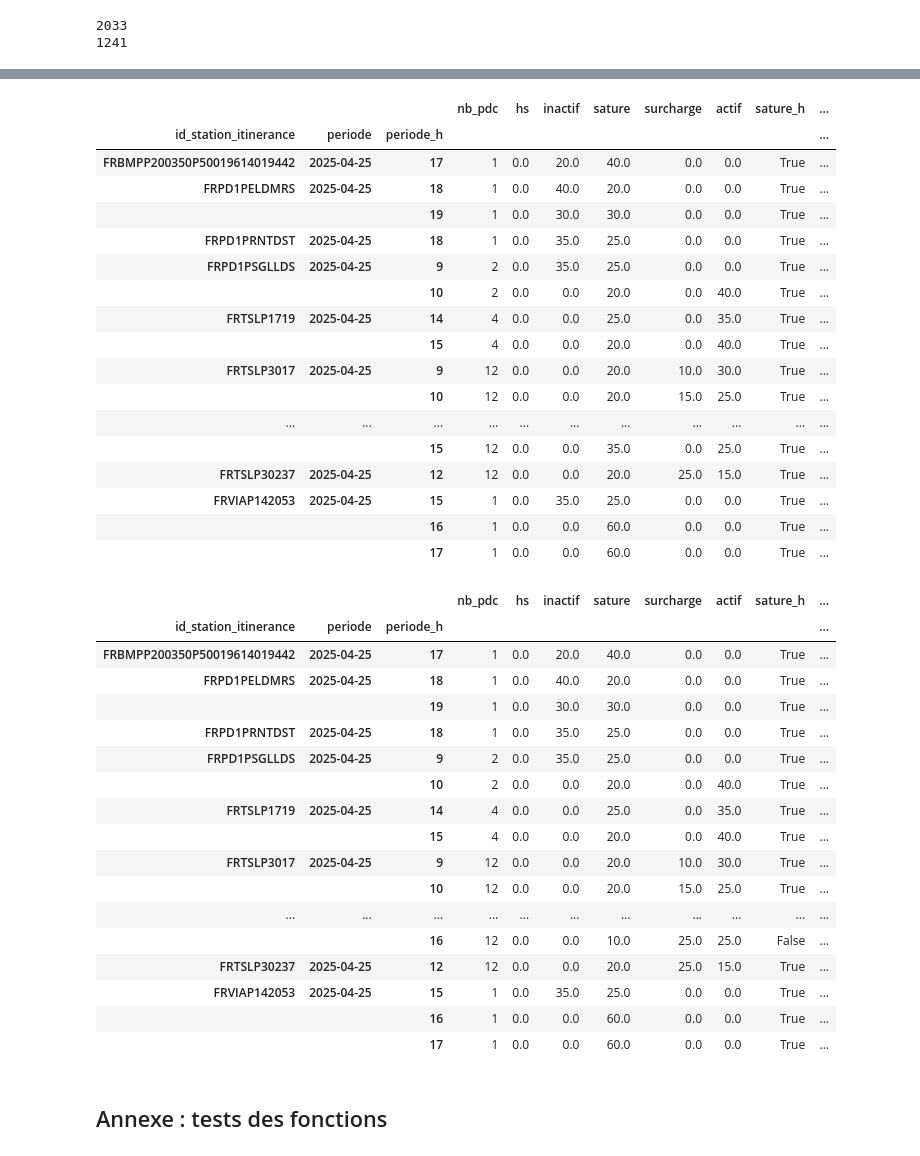
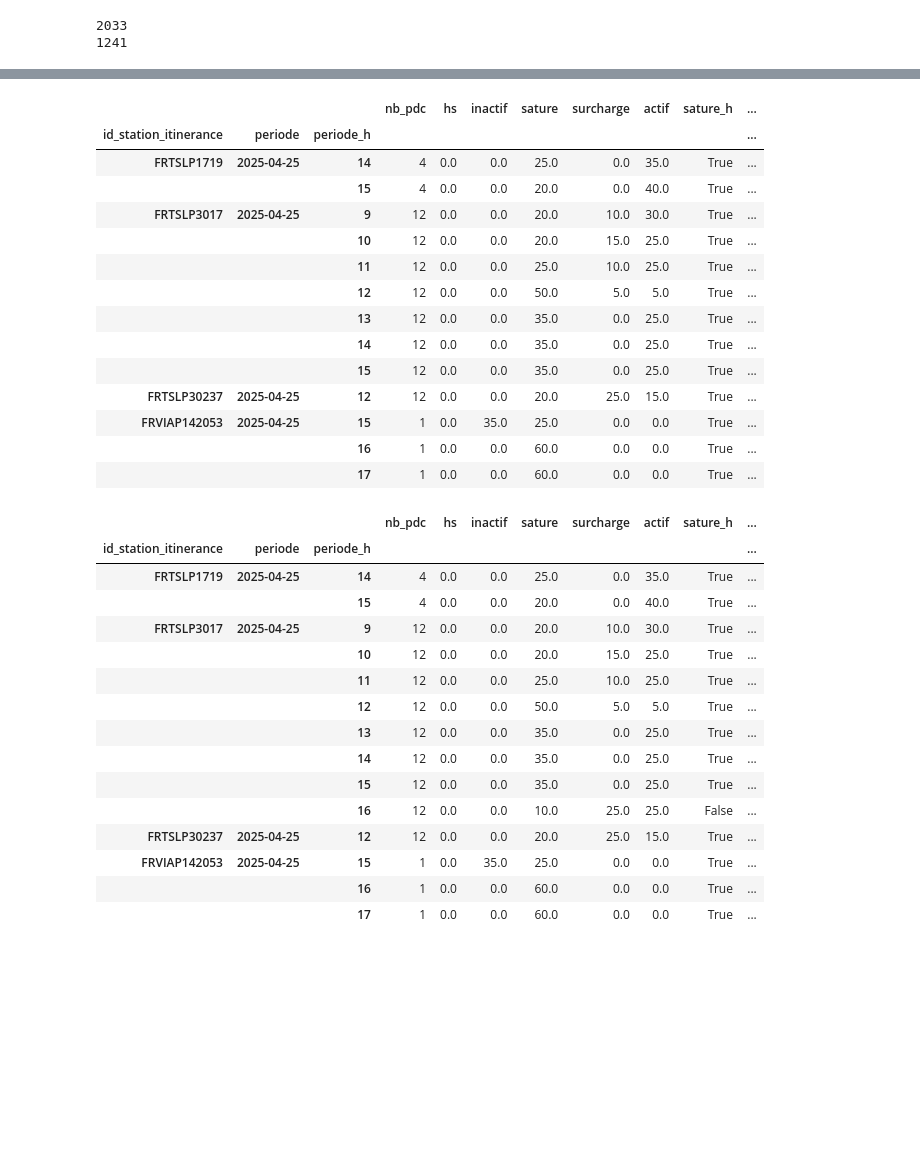
Before and after one commit to loco-labs/qualicharge-rtet, a Jupyter notebook: saturation/source/calcul_saturation.ipynb, the cells around one changed output, grey strips where cells are left out. Saved outputs shown, nothing was run; the diff lists cells and outputs as text; code cells hidden in the pictures; blank space fills up the shorter version.

Commit message:
restructuration des fonctions

```diff
--- a/saturation/source/calcul_saturation.ipynb
+++ b/saturation/source/calcul_saturation.ipynb
@@ -122,5 +104,8 @@ pd.pivot_table(sampled_statuses, columns='etat_pdc', aggfunc="count")
 # %%
-pdc = sessions['id_pdc_itinerance'].unique()
+stations_sessions = pdc_en_activite.set_index('id_pdc_itinerance').loc[sessions['id_pdc_itinerance'].unique(), :]
+pdc_sessions = pdc_en_activite.set_index('id_station_itinerance').loc[stations_sessions['id_station_itinerance'].unique(), :].reset_index()
+#pdc = sessions['id_pdc_itinerance'].unique()
+pdc = pdc_sessions['id_pdc_itinerance'].unique()
 init = pd.DataFrame( {'start': [timestamp + pd.Timedelta(days=-1)] * len(pdc),
                       'end': [timestamp + pd.Timedelta(hours=-1)] * len(pdc),
                       'id_pdc_itinerance': pdc})
@@ -169,22 +148,3 @@ pd.pivot_table(sampled_state_pdc, columns='state', aggfunc="count")
-# %%
-def to_sampled_state_grp(state_pdc, pdc_group, group_name: str):
-    merged =  pd.merge(state_pdc, pdc_group, how='left', on='id_pdc_itinerance')
-    print(len(state_pdc), len(merged))
-    merged['occupe'] = merged['state'] == 'occupe'
-    merged['hors_service'] = merged['state'] == 'hors_service'
-    merged['libre'] = merged['state'] == 'libre'
-
-    grouped = merged[[group_name, 'periode', 'occupe', 'hors_service', 'libre']].groupby([group_name, 'periode']).sum()
-    grouped['nb_pdc'] = grouped['occupe'] + grouped['hors_service'] + grouped['libre']
-
-    grouped['hs'] = (grouped['libre'] + grouped['occupe'] == 0) & (grouped['hors_service'] > 0)
-    grouped['inactif'] = ~grouped['hs'] & (grouped['occupe'] == 0)
-    grouped['sature'] = ~grouped['hs'] & ~grouped['inactif'] & (grouped['libre']/grouped['nb_pdc'] < 0.1)
-    grouped['surcharge'] = ~grouped['hs'] & ~grouped['inactif'] & ~grouped['sature'] & (grouped['libre']/grouped['nb_pdc'] < 0.2)
-    grouped['actif'] = ~grouped['hs'] & ~grouped['inactif'] & ~grouped['sature'] & ~grouped['surcharge']
-    grouped['state'] = grouped['hs'] + grouped['inactif'] * 2 + grouped['actif'] * 3 + grouped['surcharge'] * 4 + grouped['sature'] * 5
-
-    return grouped
 # %%
 sample_state_station = to_sampled_state_grp(sampled_state_pdc, pdc_stations, 'id_station_itinerance')
 sample_state_station
@@ -239,21 +199,3 @@ sample_state_station.groupby('id_station_itinerance').agg('sum')
-# %%
-def to_sampled_state_grp_h(state_grp, group_name: str, echantillons: int, duree_etat_min: float):
-    nb_ech_hour = echantillons / 24
-    print(echantillons, nb_ech_hour)
-    sampled = state_grp.reset_index()
-    sampled['periode_h'] = sampled['periode'].dt.hour
-    sampled['periode'] = sampled['periode'].dt.date
-
-    sampled_h = sampled.groupby([group_name, 'periode', 'periode_h']).agg('sum')
-    sampled_h = sampled_h / nb_ech_hour
-    for etat in ['hs', 'inactif', 'sature', 'surcharge', 'actif']:
-        sampled_h[etat] = sampled_h[etat] * 60
-    sampled_h['nb_pdc'] = sampled_h['nb_pdc'].astype('int')
-
-    sampled_h['sature_h'] = sampled_h['sature'] > duree_etat_min
-    sampled_h['surcharge_h'] = sampled_h['surcharge'] > duree_etat_min
-
-    return sampled_h[['nb_pdc', 'hs', 'inactif', 'sature', 'surcharge', 'actif', 'sature_h', 'surcharge_h']]
 # %%
 sample_state_station_h = to_sampled_state_grp_h(sample_state_station, 'id_station_itinerance', echantillons, 15)
 sample_state_station_h
@@ -276,44 +239,39 @@ sample_state_station_h
 # %%
-sample_state_station_h[sample_state_station_h['sature_h']]
+sature = sample_state_station_h[sample_state_station_h['sature_h']]
+sature
 # %% [output]
 |  |  |  | nb_pdc | hs | inactif | sature | surcharge | actif | sature_h | ... |
 | id_station_itinerance | periode | periode_h |  |  |  |  |  |  |  | ... |
-| FRBMPP200350P50019614019442 | 2025-04-25 | 17 | 1 | 0.0 | 20.0 | 40.0 | 0.0 | 0.0 | True | ... |
-| FRPD1PELDMRS | 2025-04-25 | 18 | 1 | 0.0 | 40.0 | 20.0 | 0.0 | 0.0 | True | ... |
-|  |  | 19 | 1 | 0.0 | 30.0 | 30.0 | 0.0 | 0.0 | True | ... |
-| FRPD1PRNTDST | 2025-04-25 | 18 | 1 | 0.0 | 35.0 | 25.0 | 0.0 | 0.0 | True | ... |
-| FRPD1PSGLLDS | 2025-04-25 | 9 | 2 | 0.0 | 35.0 | 25.0 | 0.0 | 0.0 | True | ... |
-|  |  | 10 | 2 | 0.0 | 0.0 | 20.0 | 0.0 | 40.0 | True | ... |
 | FRTSLP1719 | 2025-04-25 | 14 | 4 | 0.0 | 0.0 | 25.0 | 0.0 | 35.0 | True | ... |
 |  |  | 15 | 4 | 0.0 | 0.0 | 20.0 | 0.0 | 40.0 | True | ... |
 | FRTSLP3017 | 2025-04-25 | 9 | 12 | 0.0 | 0.0 | 20.0 | 10.0 | 30.0 | True | ... |
 |  |  | 10 | 12 | 0.0 | 0.0 | 20.0 | 15.0 | 25.0 | True | ... |
-| ... | ... | ... | ... | ... | ... | ... | ... | ... | ... | ... |
+|  |  | 11 | 12 | 0.0 | 0.0 | 25.0 | 10.0 | 25.0 | True | ... |
+|  |  | 12 | 12 | 0.0 | 0.0 | 50.0 | 5.0 | 5.0 | True | ... |
+|  |  | 13 | 12 | 0.0 | 0.0 | 35.0 | 0.0 | 25.0 | True | ... |
+|  |  | 14 | 12 | 0.0 | 0.0 | 35.0 | 0.0 | 25.0 | True | ... |
 |  |  | 15 | 12 | 0.0 | 0.0 | 35.0 | 0.0 | 25.0 | True | ... |
 | FRTSLP30237 | 2025-04-25 | 12 | 12 | 0.0 | 0.0 | 20.0 | 25.0 | 15.0 | True | ... |
 | FRVIAP142053 | 2025-04-25 | 15 | 1 | 0.0 | 35.0 | 25.0 | 0.0 | 0.0 | True | ... |
 |  |  | 16 | 1 | 0.0 | 0.0 | 60.0 | 0.0 | 0.0 | True | ... |
 |  |  | 17 | 1 | 0.0 | 0.0 | 60.0 | 0.0 | 0.0 | True | ... |
 # %%
-sample_state_station_h[sample_state_station_h['sature_h'] | sample_state_station_h['surcharge_h'] ]
+surcharge = sample_state_station_h[sample_state_station_h['sature_h'] | sample_state_station_h['surcharge_h'] ]
+surcharge
 # %% [output]
 |  |  |  | nb_pdc | hs | inactif | sature | surcharge | actif | sature_h | ... |
 | id_station_itinerance | periode | periode_h |  |  |  |  |  |  |  | ... |
-| FRBMPP200350P50019614019442 | 2025-04-25 | 17 | 1 | 0.0 | 20.0 | 40.0 | 0.0 | 0.0 | True | ... |
-| FRPD1PELDMRS | 2025-04-25 | 18 | 1 | 0.0 | 40.0 | 20.0 | 0.0 | 0.0 | True | ... |
-|  |  | 19 | 1 | 0.0 | 30.0 | 30.0 | 0.0 | 0.0 | True | ... |
-| FRPD1PRNTDST | 2025-04-25 | 18 | 1 | 0.0 | 35.0 | 25.0 | 0.0 | 0.0 | True | ... |
-| FRPD1PSGLLDS | 2025-04-25 | 9 | 2 | 0.0 | 35.0 | 25.0 | 0.0 | 0.0 | True | ... |
-|  |  | 10 | 2 | 0.0 | 0.0 | 20.0 | 0.0 | 40.0 | True | ... |
 | FRTSLP1719 | 2025-04-25 | 14 | 4 | 0.0 | 0.0 | 25.0 | 0.0 | 35.0 | True | ... |
 |  |  | 15 | 4 | 0.0 | 0.0 | 20.0 | 0.0 | 40.0 | True | ... |
 | FRTSLP3017 | 2025-04-25 | 9 | 12 | 0.0 | 0.0 | 20.0 | 10.0 | 30.0 | True | ... |
 |  |  | 10 | 12 | 0.0 | 0.0 | 20.0 | 15.0 | 25.0 | True | ... |
-| ... | ... | ... | ... | ... | ... | ... | ... | ... | ... | ... |
+|  |  | 11 | 12 | 0.0 | 0.0 | 25.0 | 10.0 | 25.0 | True | ... |
+|  |  | 12 | 12 | 0.0 | 0.0 | 50.0 | 5.0 | 5.0 | True | ... |
+|  |  | 13 | 12 | 0.0 | 0.0 | 35.0 | 0.0 | 25.0 | True | ... |
+|  |  | 14 | 12 | 0.0 | 0.0 | 35.0 | 0.0 | 25.0 | True | ... |
+|  |  | 15 | 12 | 0.0 | 0.0 | 35.0 | 0.0 | 25.0 | True | ... |
 |  |  | 16 | 12 | 0.0 | 0.0 | 10.0 | 25.0 | 25.0 | False | ... |
 | FRTSLP30237 | 2025-04-25 | 12 | 12 | 0.0 | 0.0 | 20.0 | 25.0 | 15.0 | True | ... |
 | FRVIAP142053 | 2025-04-25 | 15 | 1 | 0.0 | 35.0 | 25.0 | 0.0 | 0.0 | True | ... |
 |  |  | 16 | 1 | 0.0 | 0.0 | 60.0 | 0.0 | 0.0 | True | ... |
 |  |  | 17 | 1 | 0.0 | 0.0 | 60.0 | 0.0 | 0.0 | True | ... |
-# %% [markdown]
-## Annexe : tests des fonctions
```
Also changed, not shown: parts of 36 cells of this notebook, 2 other files.
